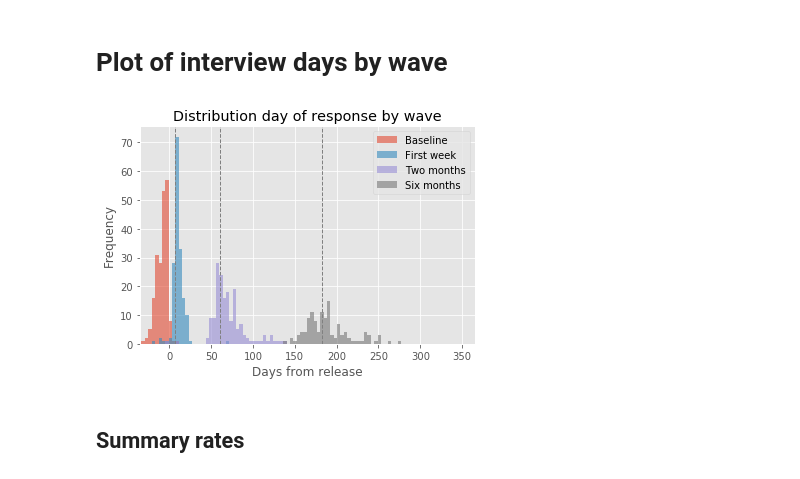
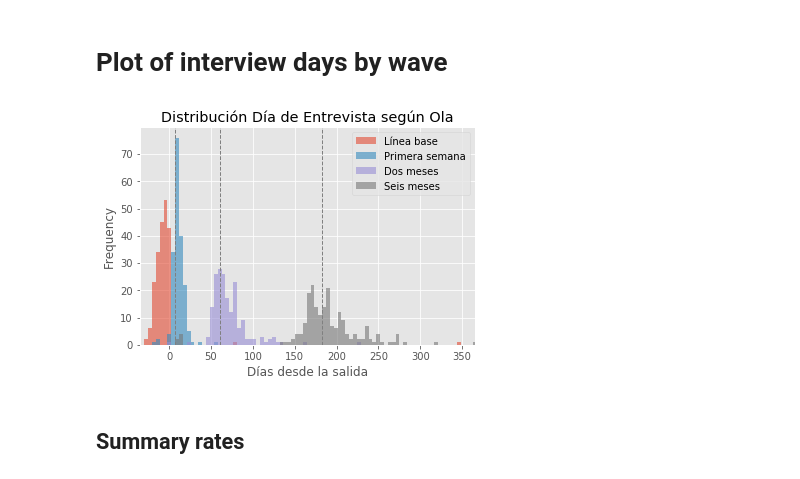
Before and after one commit to sdaza/reentry-chile, a Jupyter notebook: reports/reentry_chile_response_rates.ipynb, the cells around one changed output. Cells and saved outputs as stored; diff of their text form; code cells hidden in the pictures.

```diff
--- a/reports/reentry_chile_response_rates.ipynb
+++ b/reports/reentry_chile_response_rates.ipynb
@@ -321,6 +417,6 @@ varname = [col for col in df.columns if 'participa ' in col]
 #print(varname)
 # %%
-df = df.rename(columns={varname[0]: 'r_6months'})
+#df = df.rename(columns={varname[0]: 'r_6months'})
 df.r_6months.value_counts()
 df['r_6months'] = df['r_6months'].str.contains("s|S").astype(float)
 df['r_6months'] = df.r_6months.fillna(0)
@@ -332,8 +428,8 @@ varname = [col for col in df.columns if 'fecha entrevista' in col]
 #print(varname)
 # %%
-df = df.rename(columns={varname[0]: 'd6months'})
+#df = df.rename(columns={varname[0]: 'd6months'})
 df['cd6months'] = [clean_dates(i) for i in df['d6months']]
 
 m = df.cd6months.isnull() & df.d6months.notnull()
-df.loc[m, ['id', 'release', 'cd6months', 'd6months']]
+m.value_counts()
 # %% [output]
@@ -347,5 +445,6 @@ s = (df.r_6months == 1)
 # %%
-df = df.assign(release_6months = (df.cd6months - df.release).dt.days)
+df.loc[df.id == 50209, 'cd6months'] = pd.to_datetime('2017-07-30')
+df = df.assign(release_6months = (df.cd6months - df.release_f).dt.days)
 
 ax = df.release_6months.hist(bins = 20);
 ax.set_xlabel('Date six months - release');
@@ -354,5 +453,5 @@ ax.set_xlabel('Date six months - release');
 # %%
-df['six_months_deadline'] = pd.DatetimeIndex( df['release'] ) + pd.DateOffset(months = 9)
+df['six_months_deadline'] = pd.DatetimeIndex( df['release_f'] ) + pd.DateOffset(months = 9)
 s = ((df.r_6months == 1) & (today > df.six_months_deadline)) & ( (df.release_6months <= 0) | (df.cd6months.isnull()))
-df.loc[s,['id', 'r_6months', 'release', 'd6months', 'cd6months', 'six_months_deadline', 'release_6months']].sort_values('id')
+df.loc[s,['int', 'id', 'r_6months', 'release_f', 'd6months', 'cd6months', 'six_months_deadline', 'release_6months']].sort_values('id')
 # %% [output]
@@ -369,15 +484,16 @@ rr_6months = [i / sum(list(tab)) for i in tab][0]
 # Plot of interview days by wave
 # %%
 ax = df.loc[:, ['release_baseline', 'release_week', 'release_2months',
-                'release_6months']].plot.hist(title='Distribution day of response by wave', alpha=0.6, bins = 200);
+                'release_6months']].plot.hist(title='Distribución Día de Entrevista según Ola', alpha=0.6, bins = 200);
 ax.set_xlim(-35,365);
-ax.legend(['Baseline', 'First week', 'Two months', 'Six months']);
+ax.legend(['Línea base', 'Primera semana', 'Dos meses', 'Seis meses']);
 ax.axvline(7, color = 'gray', linestyle ='--', linewidth=1);
 ax.axvline(30.5*2, color = 'gray', linestyle ='--', linewidth=1);
 ax.axvline(30.5*6, color = 'gray', linestyle ='--', linewidth=1);
-ax.set_xlabel('Days from release');
+ax.set_xlabel('Días desde la salida');
+plt.savefig('plots/dia_entrevista_ola.pdf', dpi = 600)
 # %% [output]
-[figure, old version]
+[figure, new version]
 # %% [markdown]
 ## Summary rates
 # %%
```
Also changed, not shown: parts of 69 cells of this notebook.
